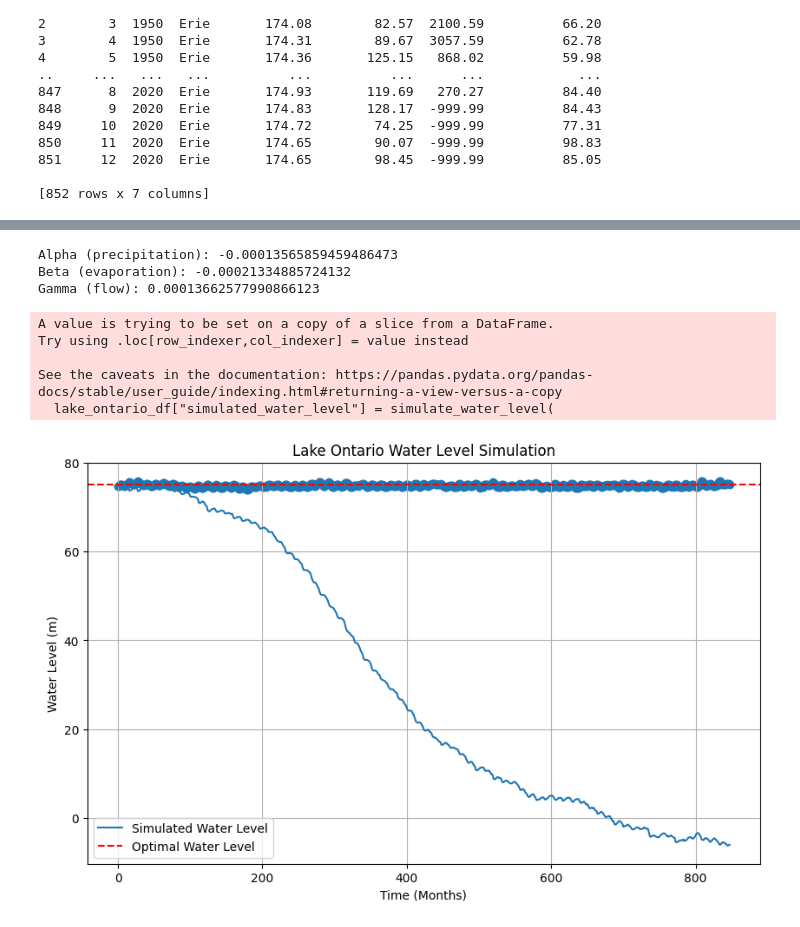
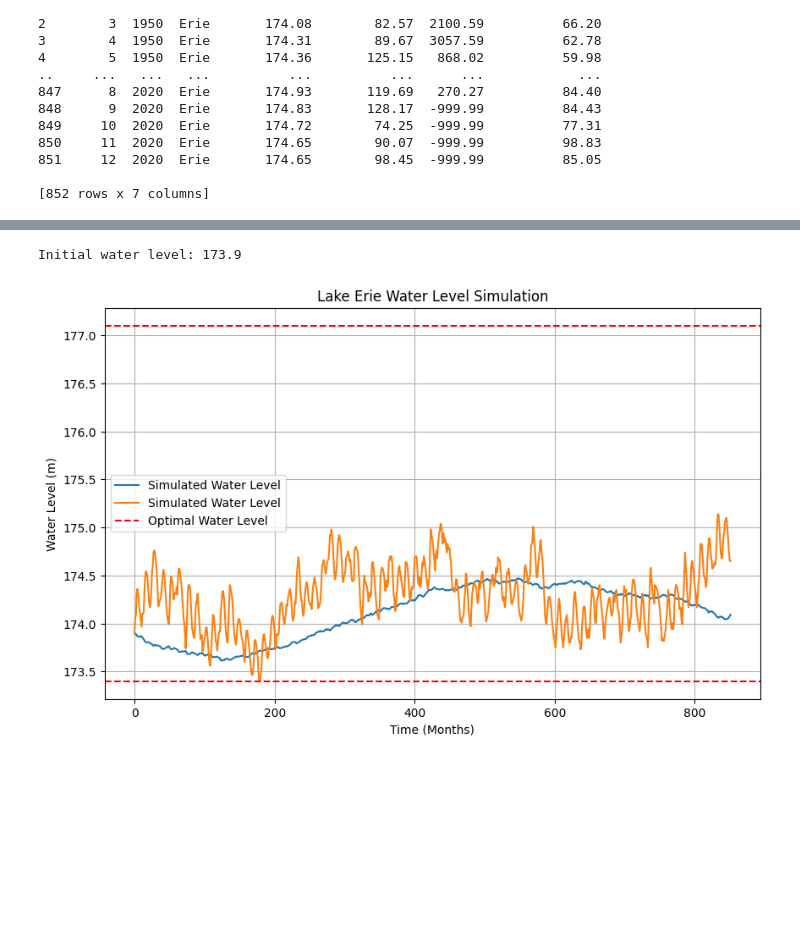
Before and after one commit to EmilioD19/Math-42-Final-Project, a Jupyter notebook: Final Project-Math42 (2).ipynb, the cells around one changed output, grey strips where cells are left out. Cells and saved outputs as stored; diff of their text form; code cells hidden in the pictures; blank space fills up the shorter version.

Commit message:
satwikk model-recent

```diff
--- a/Final Project-Math42 (2).ipynb
+++ b/Final Project-Math42 (2).ipynb
@@ -321,6 +334,7 @@ def simulate_water_level(lake_df, initial_level, alpha, beta, gamma):
         flow = lake_df.loc[t, "flow"]
         # Compute water level change
         delta_H = (alpha * precipitation) - (beta * evaporation) - (gamma * flow)
+        delta_H = 0.005 * delta_H
         # print(f"t={t}, delta_H={delta_H}, levels[-1]={levels[-1]}")  # Debugging line
         new_level = levels[-1] + delta_H
         levels.append(new_level)
@@ -335,9 +349,10 @@ lake_ontario_df["simulated_water_level"] = simulate_water_level(
 
 # Plot the results
 plt.figure(figsize=(10, 6))
-
 plt.plot(lake_ontario_df["simulated_water_level"], label="Simulated Water Level")
-plt.axhline(y=75, color='red', linestyle='--', label='Optimal Water Level')
+plt.plot(lake_ontario_df["water level"], label="Actual Water Level")
+plt.axhline(y=74.1, color='red', linestyle='--', label='Optimal Water Level')
+plt.axhline(y=75.6, color='red', linestyle='--')
 plt.title("Lake Ontario Water Level Simulation")
 plt.xlabel("Time (Months)")
 plt.ylabel("Water Level (m)")
@@ -385,6 +400,7 @@ def simulate_water_level(lake_df, initial_level, alpha, beta, gamma):
         flow = lake_df.loc[t, "flow"]
         # Compute water level change
         delta_H = (alpha * precipitation) - (beta * evaporation) - (gamma * flow)
+        delta_H = 0.005 * delta_H
         # print(f"t={t}, delta_H={delta_H}, levels[-1]={levels[-1]}")  # Debugging line
         new_level = levels[-1] + delta_H
         levels.append(new_level)
@@ -400,7 +416,9 @@ lake_mich_hur_df["simulated_water_level"] = simulate_water_level(
 # Plot the results
 plt.figure(figsize=(10, 6))
 plt.plot(lake_mich_hur_df["simulated_water_level"], label="Simulated Water Level")
-plt.axhline(y=176, color='red', linestyle='--', label='Optimal Water Level')
+plt.plot(lake_mich_hur_df["water level"], label="Simulated Water Level")
+plt.axhline(y=175.6, color='red', linestyle='--', label='Optimal Water Level')
+plt.axhline(y=177.1, color='red', linestyle='--')
 plt.title("Lake Michigan-Huron Water Level Simulation")
 plt.xlabel("Time (Months)")
 plt.ylabel("Water Level (m)")
@@ -483,62 +450,40 @@ See the caveats in the documentation: https://pandas.pydata.org/pandas-docs/stab
-# %%
-from sklearn.preprocessing import StandardScaler
-X = lake_ontario_df[['precipitation', 'evaporation', 'flow']]
-y = lake_ontario_df['delta H']
-
-
-scaler = StandardScaler()
-X_scaled = scaler.fit_transform(X)  # X is your feature matrix
-# Fit linear regression model
-model = LinearRegression()
-model.fit(X, y)
-
-# Extract coefficients
-alpha, beta, gamma = model.coef_
-print("Alpha (precipitation):", alpha)
-print("Beta (evaporation):", beta)
-print("Gamma (flow):", gamma)
-# %% [output]
-Alpha (precipitation): -0.00013565859459486473
-Beta (evaporation): -0.00021334885724132
-Gamma (flow): 0.00013662577990866123
 # %%
 import matplotlib.pyplot as plt
 
 # Function to simulate water level for a lake
 def simulate_water_level(lake_df, initial_level, alpha, beta, gamma):
     levels = [initial_level]
     for t in range(1, len(lake_df)):
         precipitation = lake_df.loc[t, "precipitation"]
         evaporation = lake_df.loc[t, "evaporation"]
         flow = lake_df.loc[t, "flow"]
         # Compute water level change
         delta_H = (alpha * precipitation) - (beta * evaporation) - (gamma * flow)
+        delta_H = 0.005 * delta_H
         # print(f"t={t}, delta_H={delta_H}, levels[-1]={levels[-1]}")  # Debugging line
         new_level = levels[-1] + delta_H
         levels.append(new_level)
     return levels
 
 # Example: Simulate for Lake Superior
-initial_water_level = lake_ontario_df["water level"].iloc[0]
-lake_ontario_df["simulated_water_level"] = simulate_water_level(
-    lake_ontario_df, initial_water_level, alpha=0.0003735, beta=-0.0024193, gamma=0.0002366
+initial_water_level = lake_erie_df["water level"].iloc[0]
+print("Initial water level:", initial_water_level)  # Debugging line
+lake_erie_df["simulated_water_level"] = simulate_water_level(
+    lake_erie_df, initial_water_level, alpha=0.0256, beta=0.0122, gamma=0.00112
 )
 
 # Plot the results
 plt.figure(figsize=(10, 6))
-plt.scatter(np.linspace(0, len(lake_ontario_df["month"]),len(lake_ontario_df["month"]) ), lake_ontario_df["water level"])
-plt.plot(lake_ontario_df["simulated_water_level"], label="Simulated Water Level")
-plt.axhline(y=75, color='red', linestyle='--', label='Optimal Water Level')
-plt.title("Lake Ontario Water Level Simulation")
+plt.plot(lake_erie_df["simulated_water_level"], label="Simulated Water Level")
+plt.plot(lake_erie_df["water level"], label="Simulated Water Level")
+plt.axhline(y=173.4, color='red', linestyle='--', label='Optimal Water Level')
+plt.axhline(y=177.1, color='red', linestyle='--')
+plt.title("Lake Erie Water Level Simulation")
 plt.xlabel("Time (Months)")
 plt.ylabel("Water Level (m)")
 plt.legend()
 plt.grid()
 plt.show()
 # %% [output]
-A value is trying to be set on a copy of a slice from a DataFrame.
-Try using .loc[row_indexer,col_indexer] = value instead
-
-See the caveats in the documentation: https://pandas.pydata.org/pandas-docs/stable/user_guide/indexing.html#returning-a-view-versus-a-copy
-  lake_ontario_df["simulated_water_level"] = simulate_water_level(
+Initial water level: 173.9
-[figure, old version]
+[figure, new version]
```
Also changed, not shown: parts of 20 cells of this notebook.
